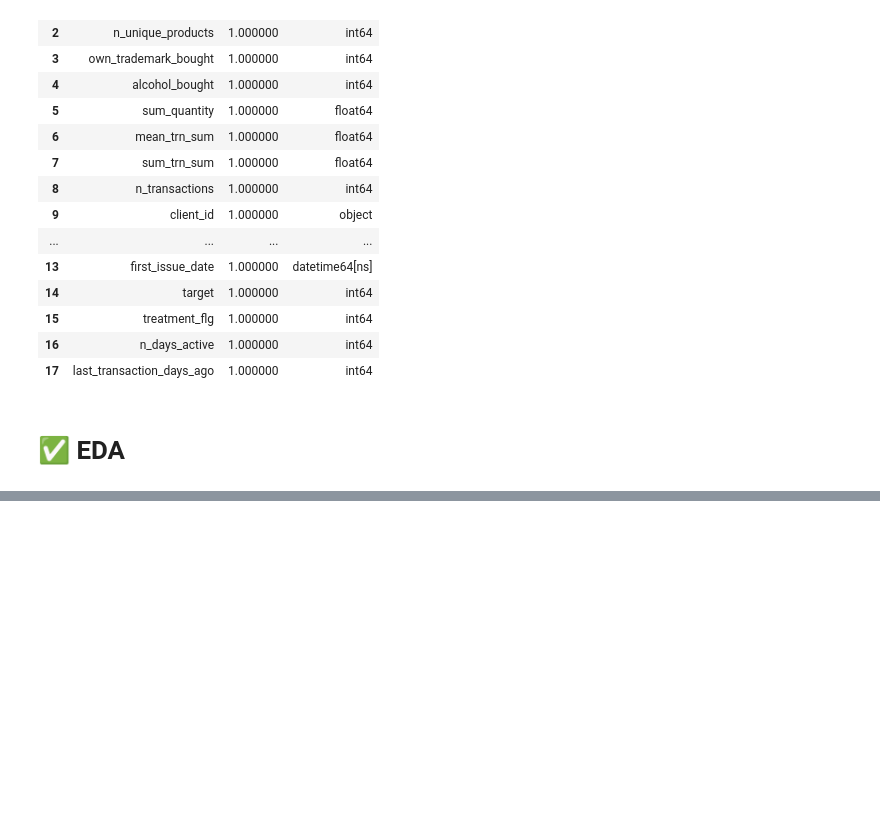
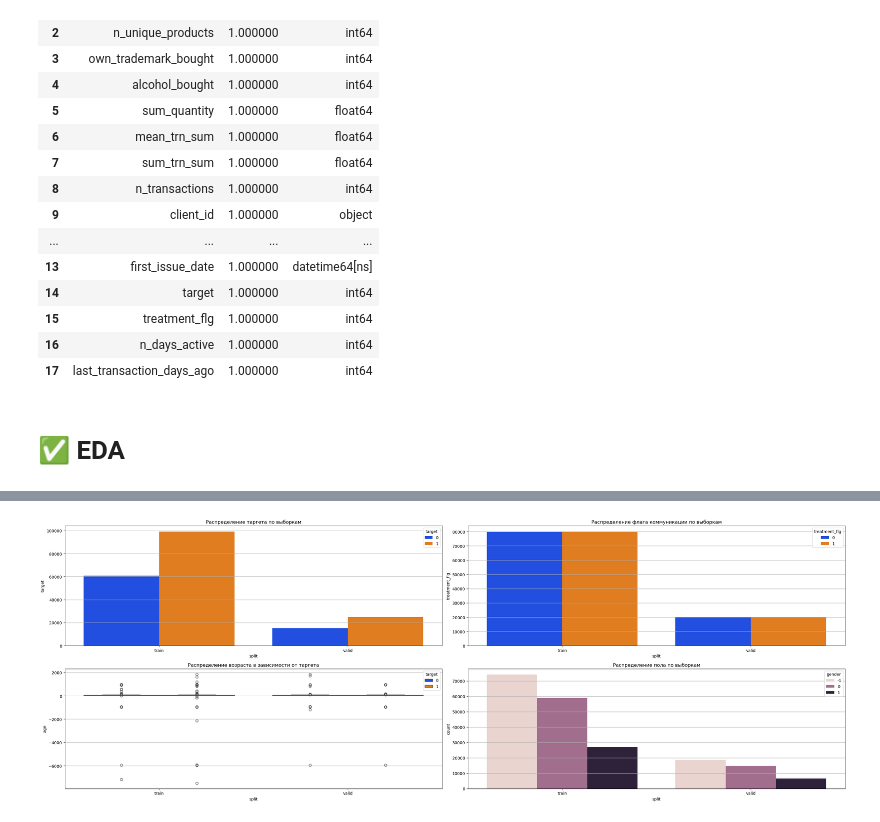
Before and after one commit to Romashka8/UpliftNinja, a Jupyter notebook: x5-retail-hero.ipynb, the cells around one changed output, grey strips where cells are left out. Cells and saved outputs as stored; diff of their text form; code cells hidden in the pictures; blank space fills up the shorter version.

```diff
--- a/x5-retail-hero.ipynb
+++ b/x5-retail-hero.ipynb
@@ -173,0 +210,25 @@ test_full.to_csv(os.path.join(DATA_PATH, 'test_full_preproc.csv'))
+# %%
+sns.set_palette('bright')
+
+fig, axes = plt.subplots(2, 2, figsize=(28, 10))
+
+sns.barplot(data=train_full, x='split', y='target', hue='target', estimator=len, errorbar=None, ax=axes[0][0])
+axes[0][0].set_title('Распределение таргета по выборкам')
+axes[0][0].grid(axis='y')
+
+sns.barplot(data=train_full, x='split', y='treatment_flg', hue='treatment_flg', estimator=len, errorbar=None, ax=axes[0][1])
+axes[0][1].set_title('Распределение флага коммуникации по выборкам')
+axes[0][1].grid(axis='y')
+
+sns.boxplot(data=train_full, x='split', y='age', hue='target', ax=axes[1][0])
+axes[1][0].set_title('Распределение возраста в зависимости от таргета')
+axes[1][0].grid(axis='y')
+
+sns.countplot(data=train_full, x='split', hue='gender', ax=axes[1][1])
+axes[1][1].set_title('Распределение пола по выборкам')
+axes[1][1].grid(axis='y')
+
+plt.tight_layout()
+plt.show()
+# %% [output]
+[figure, added]
```
Also changed, not shown: parts of 6 cells of this notebook.
